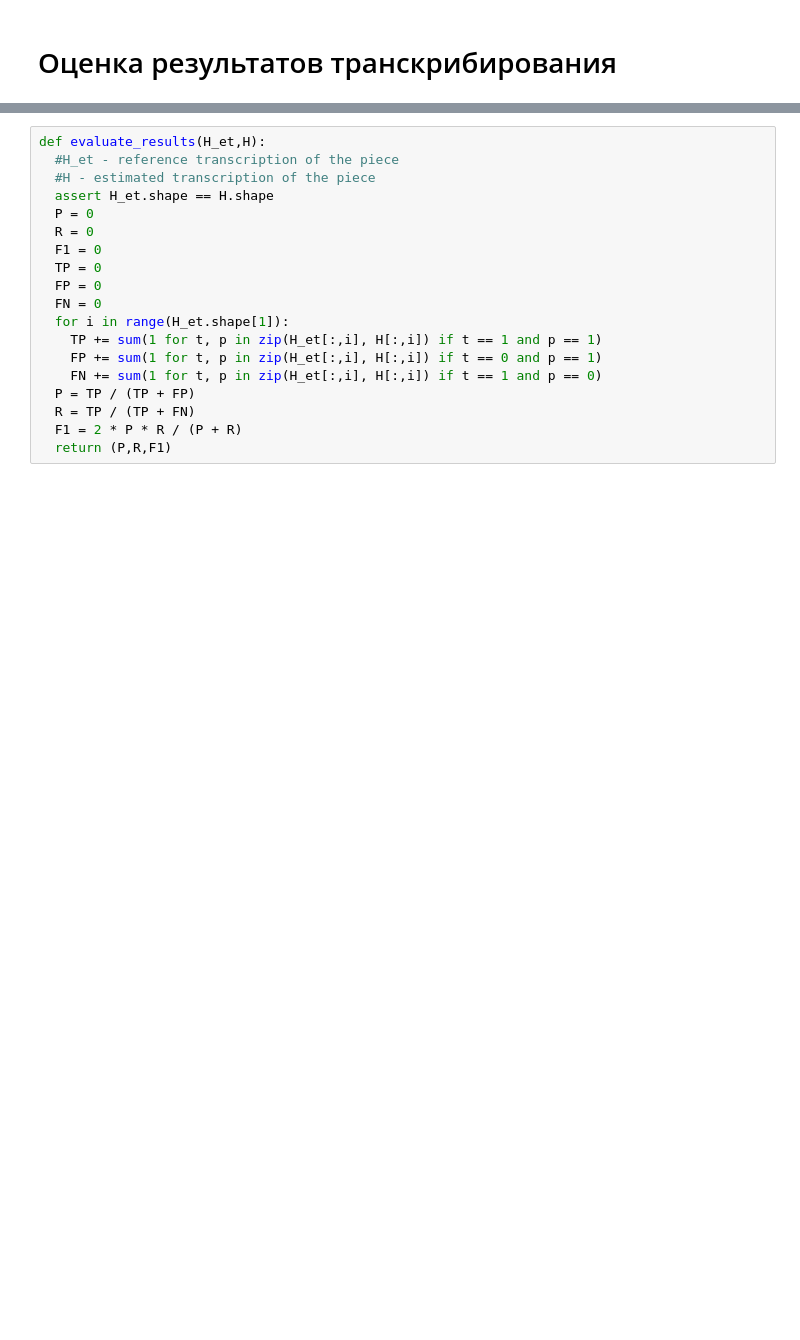
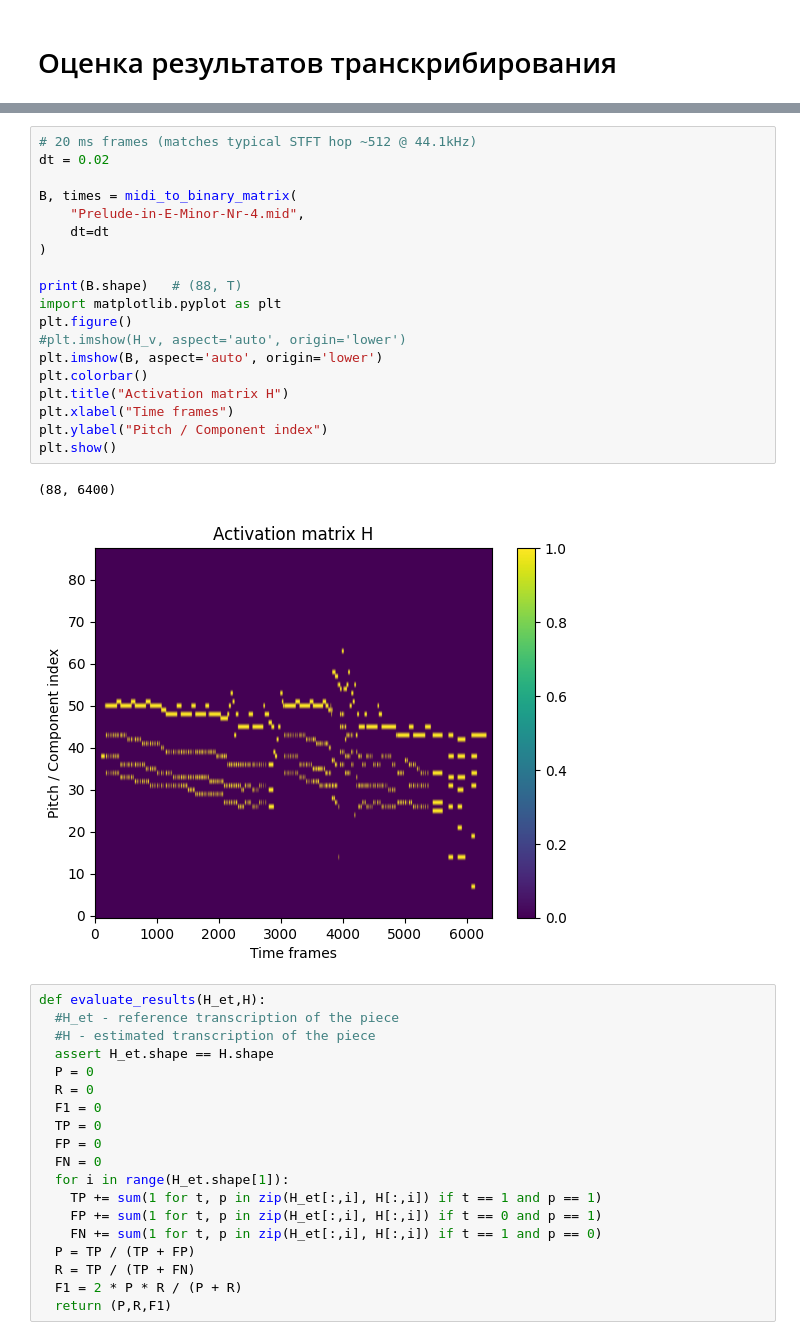
Before and after one commit to bierml/NMFforAMT, a Jupyter notebook: upgrade/Music_Transcribing[NMF].ipynb, the cells around one changed output, grey strips where cells are left out. Drawn from its saved outputs; the diff is of its cells as text; blank space fills up the shorter version.

Commit message:
Added function for converting MIDI to binary matrix

```diff
--- a/upgrade/Music_Transcribing[NMF].ipynb
+++ b/upgrade/Music_Transcribing[NMF].ipynb
@@ -663,3 +744,25 @@ print(top_k_indices(v, 9))
+# %%
+# 20 ms frames (matches typical STFT hop ~512 @ 44.1kHz)
+dt = 0.02
+
+B, times = midi_to_binary_matrix(
+    "Prelude-in-E-Minor-Nr-4.mid",
+    dt=dt
+)
+
+print(B.shape)   # (88, T)
+import matplotlib.pyplot as plt
+plt.figure()
+#plt.imshow(H_v, aspect='auto', origin='lower')
+plt.imshow(B, aspect='auto', origin='lower')
+plt.colorbar()
+plt.title("Activation matrix H")
+plt.xlabel("Time frames")
+plt.ylabel("Pitch / Component index")
+plt.show()
+# %% [output]
+(88, 6400)
+[figure, added]
 # %%
 def evaluate_results(H_et,H):
   #H_et - reference transcription of the piece
```
Also changed, not shown: parts of 2 cells of this notebook, 2 other files.
